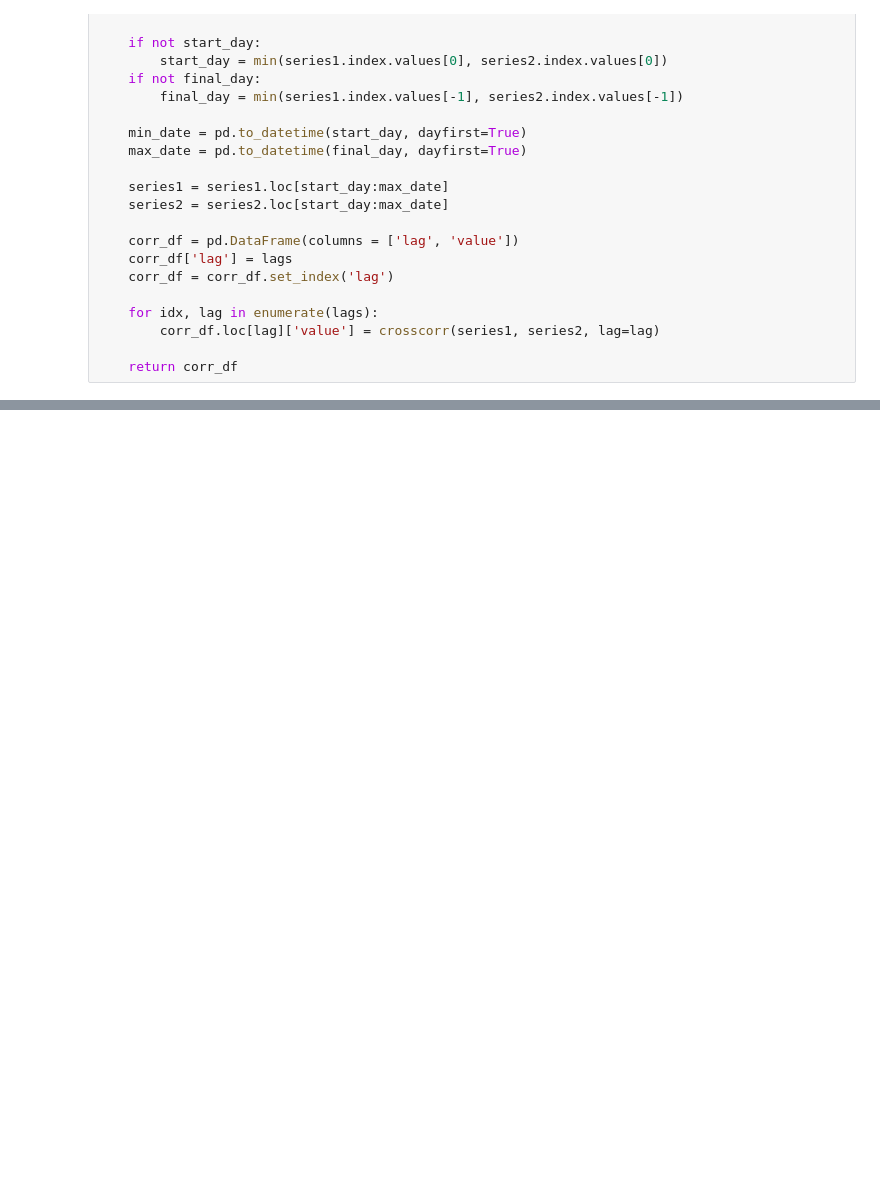
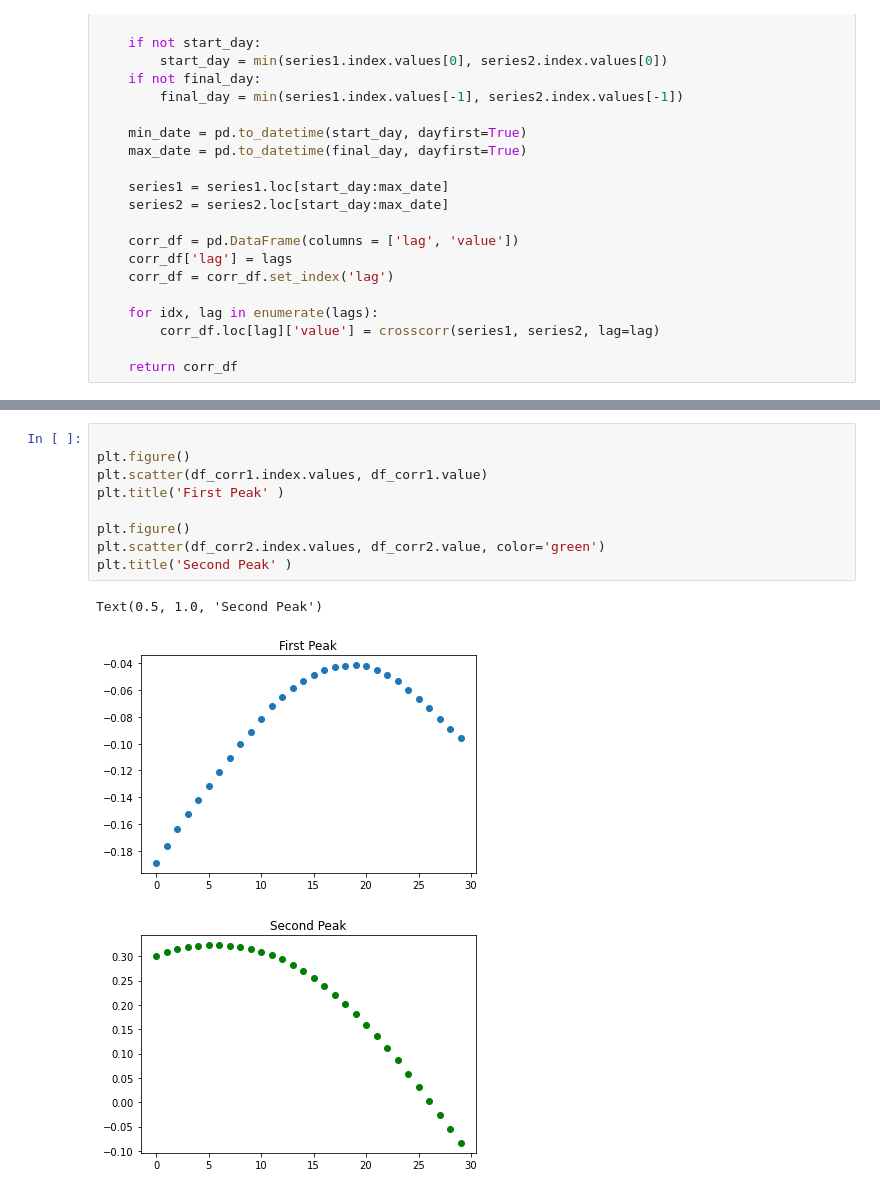
Before and after one commit to samueltof/covid19_forecast_ml, a Jupyter notebook: data_visualization.ipynb, the cells around one changed output, grey strips where cells are left out. Cells and saved outputs as stored; diff of their text form; blank space fills up the shorter version.

```diff
--- a/data_visualization.ipynb
+++ b/data_visualization.ipynb
@@ -477,0 +466,13 @@ SyntaxError: invalid syntax (<ipython-input-174-eb9f8e0759b2>, line 1)
+# %%
+
+plt.figure()
+plt.scatter(df_corr1.index.values, df_corr1.value)
+plt.title('First Peak' )
+
+plt.figure()
+plt.scatter(df_corr2.index.values, df_corr2.value, color='green')
+plt.title('Second Peak' )
+# %% [output]
+Text(0.5, 1.0, 'Second Peak')
+[figure, added]
+[figure, added]
```
Also changed, not shown: parts of 21 cells of this notebook.
